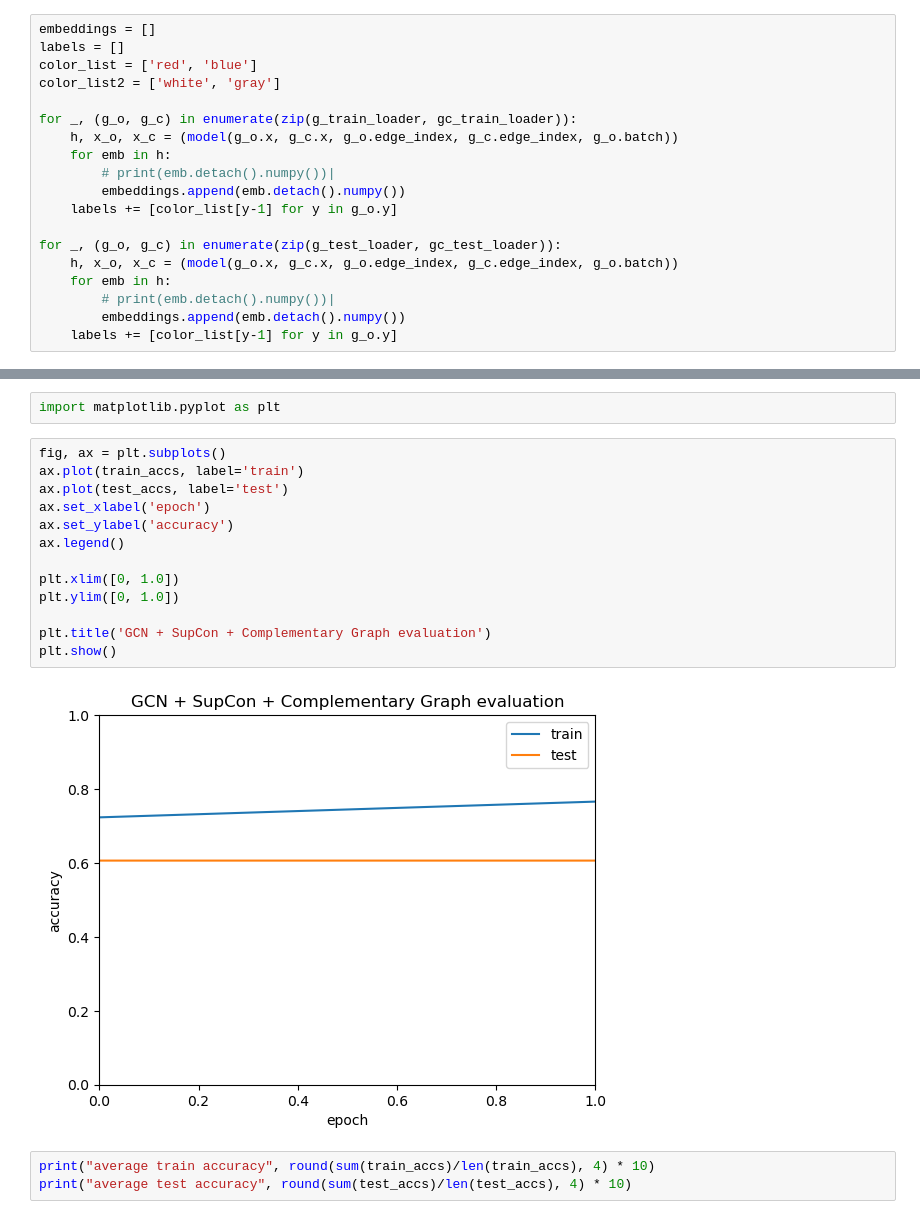
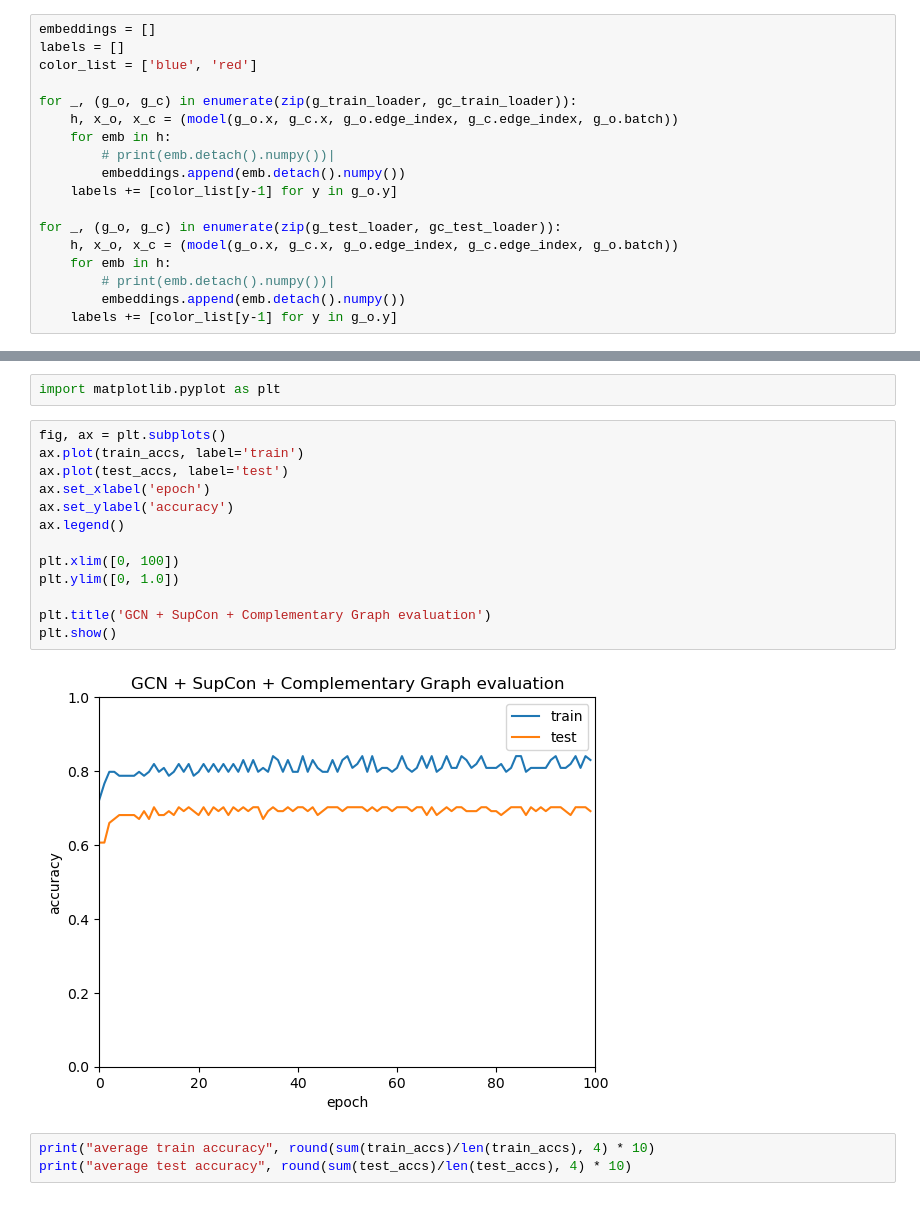
Before and after one commit to erlanggagatum/graph-contrastive-learning, a Jupyter notebook: experiments/complementarysupcon_data_preparation.ipynb, the cells around one changed output, grey strips where cells are left out. Saved outputs shown, nothing was run; the diff lists cells and outputs as text.

Commit message:
modify tsne n_components and accuracy plot

```diff
--- a/experiments/complementarysupcon_data_preparation.ipynb
+++ b/experiments/complementarysupcon_data_preparation.ipynb
@@ -337,8 +337,7 @@ epoch: 50 training loss: 147.2177
 # %%
 embeddings = []
 labels = []
-color_list = ['red', 'blue']
-color_list2 = ['white', 'gray']
+color_list = ['blue', 'red']
 
 for _, (g_o, g_c) in enumerate(zip(g_train_loader, gc_train_loader)):
     h, x_o, x_c = (model(g_o.x, g_c.x, g_o.edge_index, g_c.edge_index, g_o.batch))
@@ -434,18 +433,18 @@ import matplotlib.pyplot as plt
 # %%
 fig, ax = plt.subplots()
 ax.plot(train_accs, label='train')
 ax.plot(test_accs, label='test')
 ax.set_xlabel('epoch')
 ax.set_ylabel('accuracy')
 ax.legend()
 
-plt.xlim([0, 1.0])
+plt.xlim([0, 100])
 plt.ylim([0, 1.0])
 
 plt.title('GCN + SupCon + Complementary Graph evaluation')
 plt.show()
 # %% [output]
-[figure, old version]
+[figure, new version]
 # %%
 print("average train accuracy", round(sum(train_accs)/len(train_accs), 4) * 10)
 print("average test accuracy", round(sum(test_accs)/len(test_accs), 4) * 10)
```
Also changed, not shown: parts of 1 cell of this notebook, 1 other file.
